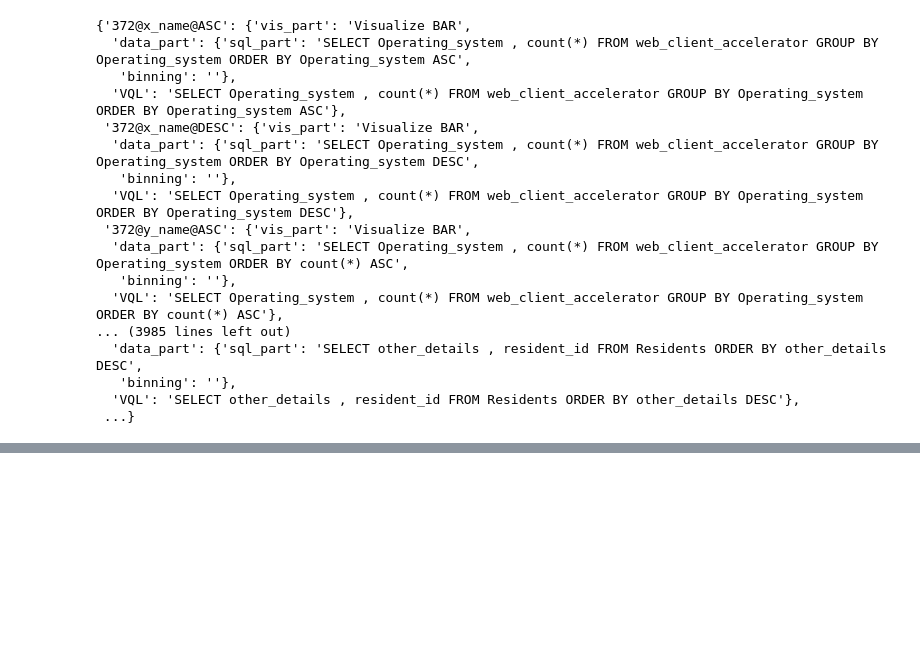
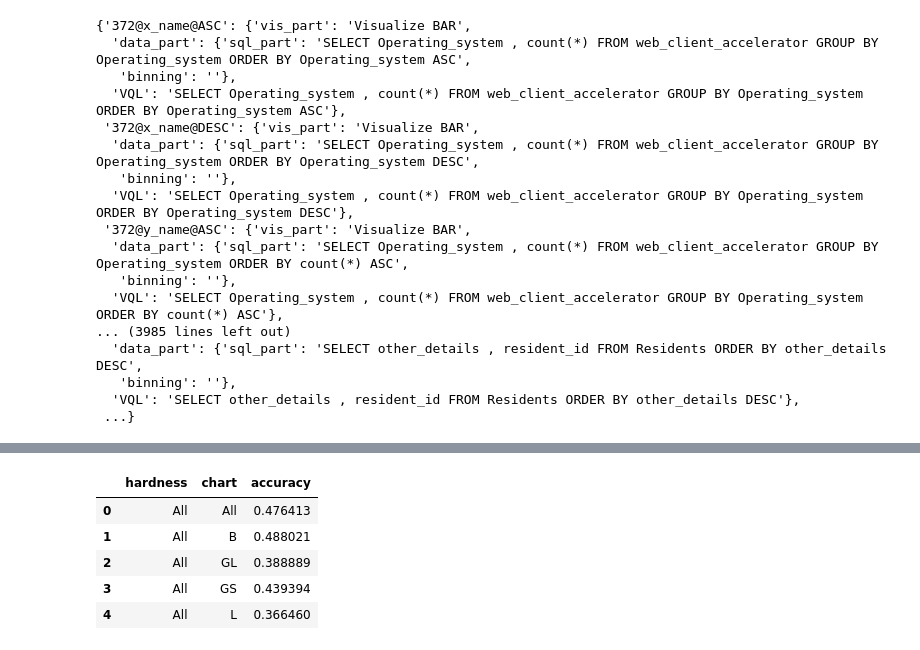
Before and after one commit to Thanksyy/spider-1, a Jupyter notebook: baselines/seq2seq_attention_copy/Seq2Vis_Evaluation.ipynb, the cells around one changed output, grey strips where cells are left out. Cells and saved outputs as stored; diff of their text form; code cells hidden in the pictures; blank space fills up the shorter version.

```diff
--- a/baselines/seq2seq_attention_copy/Seq2Vis_Evaluation.ipynb
+++ b/baselines/seq2seq_attention_copy/Seq2Vis_Evaluation.ipynb
@@ -327,0 +547,12 @@ struct_vis_query
+# %%
+draw_df = df.groupby(['hardness','chart']).mean()
+draw_df = draw_df.reset_index()
+draw_df.columns = ['hardness', 'chart', 'accuracy']
+draw_df.head()
+# %% [output]
+|  | hardness | chart | accuracy |
+| 0 | All | All | 0.476413 |
+| 1 | All | B | 0.488021 |
+| 2 | All | GL | 0.388889 |
+| 3 | All | GS | 0.439394 |
+| 4 | All | L | 0.366460 |
```
Also changed, not shown: parts of 28 cells of this notebook, 10 other files.
